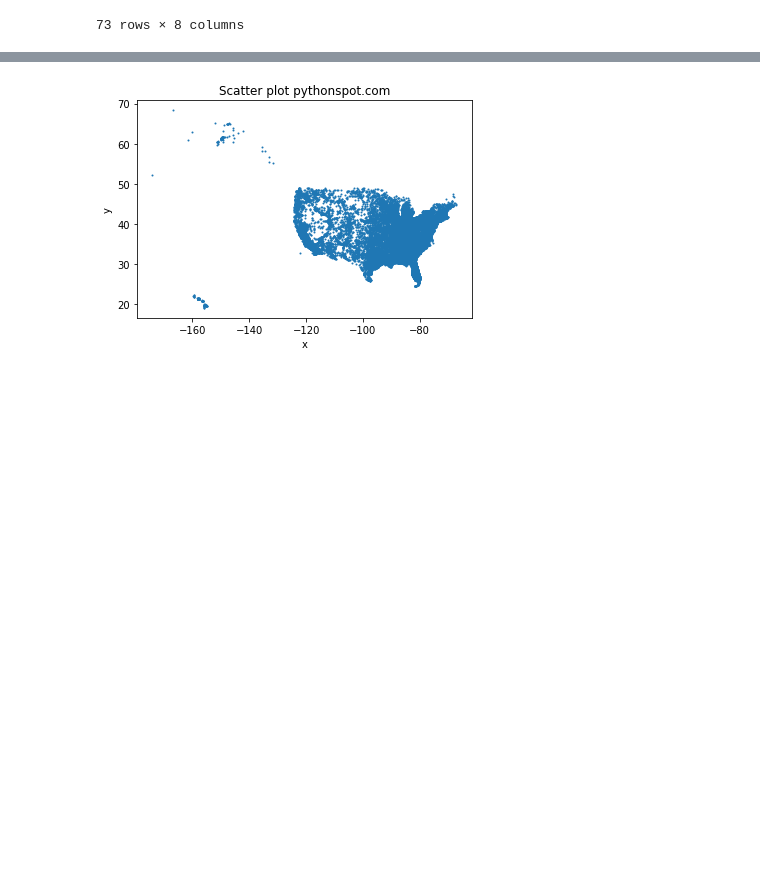
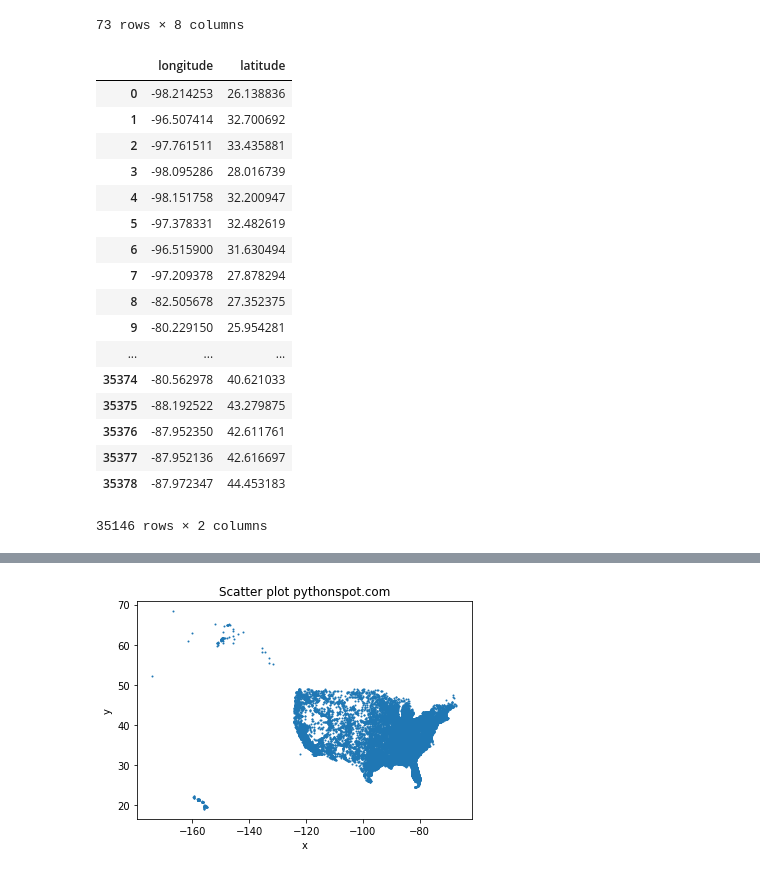
Before and after one commit to ecantu75/DataMining_Lab3, a Jupyter notebook: DataMining_LAB_3.ipynb, the cells around one changed output, grey strips where cells are left out. Cells and saved outputs as stored; diff of their text form; code cells hidden in the pictures; blank space fills up the shorter version.

```diff
--- a/DataMining_LAB_3.ipynb
+++ b/DataMining_LAB_3.ipynb
@@ -495,0 +501,21 @@ Accident_df.describe(include=list_include).T
+# %%
+Accident_df1[['longitude','latitude']]
+# %% [output]
+|  | longitude | latitude |
+| 0 | -98.214253 | 26.138836 |
+| 1 | -96.507414 | 32.700692 |
+| 2 | -97.761511 | 33.435881 |
+| 3 | -98.095286 | 28.016739 |
+| 4 | -98.151758 | 32.200947 |
+| 5 | -97.378331 | 32.482619 |
+| 6 | -96.515900 | 31.630494 |
+| 7 | -97.209378 | 27.878294 |
+| 8 | -82.505678 | 27.352375 |
+| 9 | -80.229150 | 25.954281 |
+| ... | ... | ... |
+| 35374 | -80.562978 | 40.621033 |
+| 35375 | -88.192522 | 43.279875 |
+| 35376 | -87.952350 | 42.611761 |
+| 35377 | -87.952136 | 42.616697 |
+| 35378 | -87.972347 | 44.453183 |
+35146 rows × 2 columns
```
Also changed, not shown: parts of 3 cells of this notebook.
